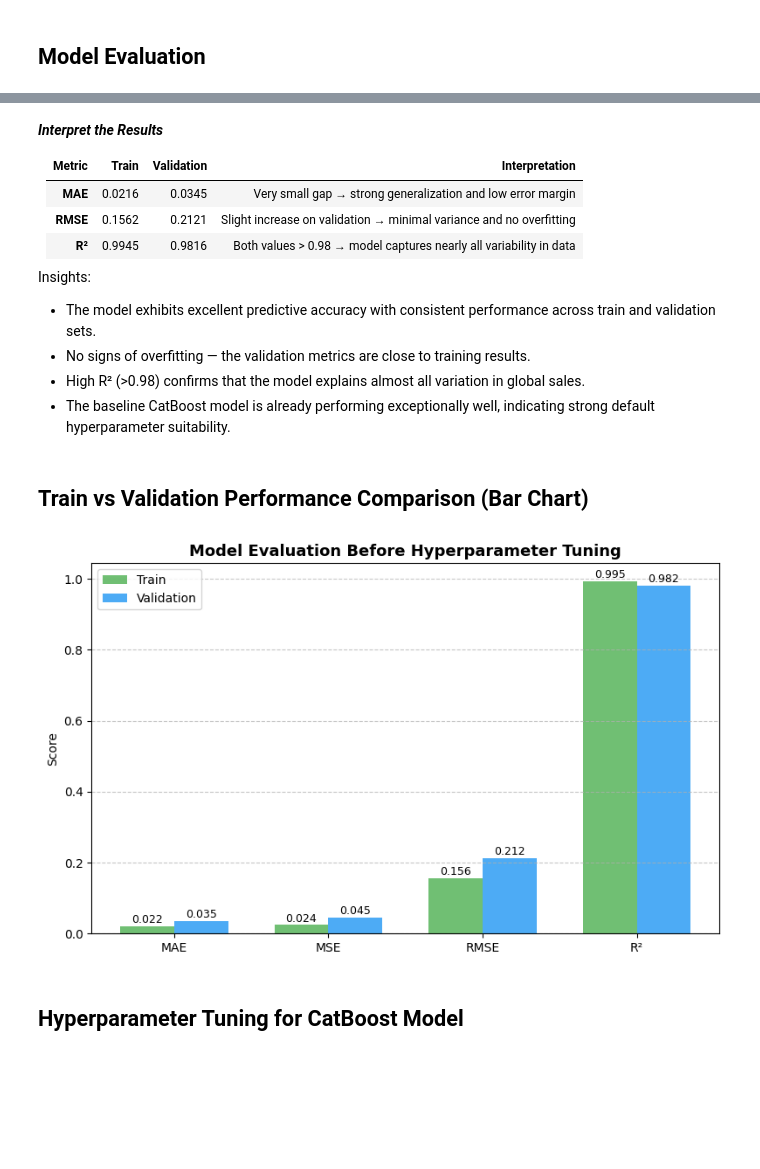
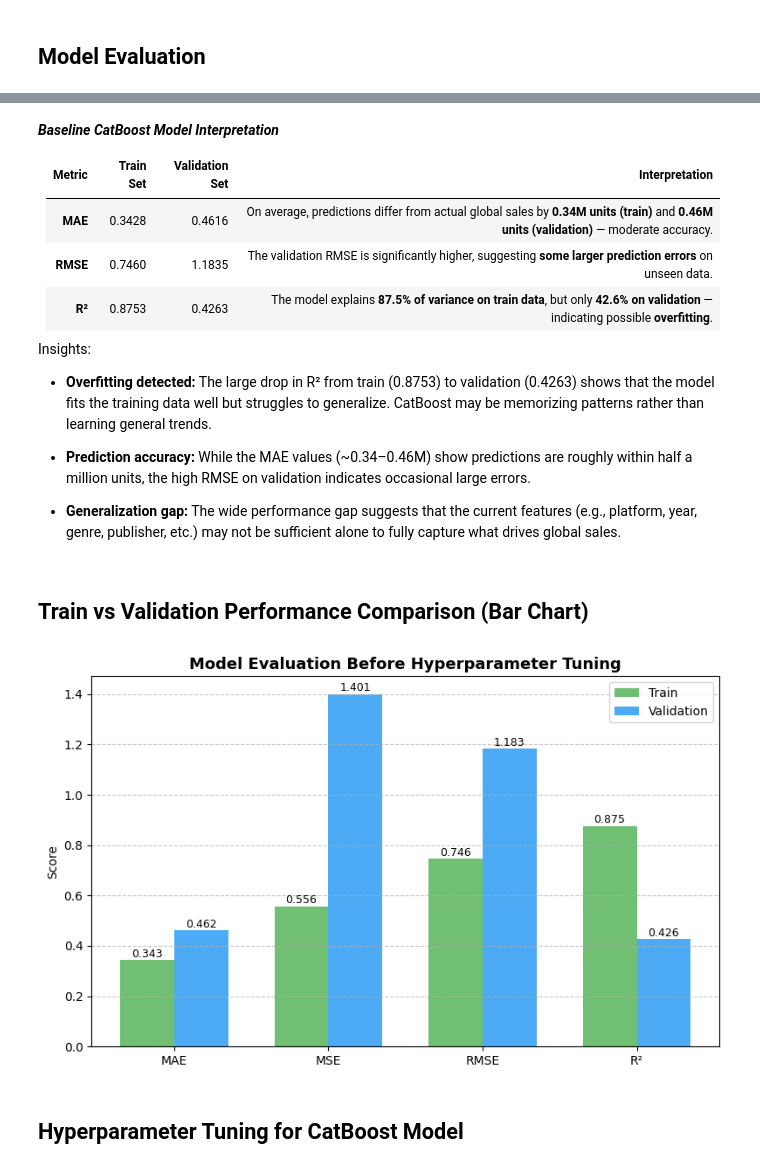
Before and after one commit to Aashi8810/ML_01_video_game_prediction, a Jupyter notebook: video_game_analysis/notebooks/fc110570_Belani/catboost_training.ipynb, the cells around one changed output, grey strips where cells are left out. Saved outputs shown, nothing was run; the diff lists cells and outputs as text; code cells hidden in the pictures; blank space fills up the shorter version.

```diff
--- a/video_game_analysis/notebooks/fc110570_Belani/catboost_training.ipynb
+++ b/video_game_analysis/notebooks/fc110570_Belani/catboost_training.ipynb
@@ -175,52 +174,58 @@ R²   : 0.9816
 # %% [markdown]
-___Interpret the Results___
+___Baseline CatBoost Model Interpretation___
 
-| Metric   | Train  | Validation | Interpretation                                                      |
-| -------- | ------ | ---------- | ------------------------------------------------------------------- |
-| **MAE**  | 0.0216 | 0.0345     | Very small gap → strong generalization and low error margin         |
-| **RMSE** | 0.1562 | 0.2121     | Slight increase on validation → minimal variance and no overfitting |
-| **R²**   | 0.9945 | 0.9816     | Both values > 0.98 → model captures nearly all variability in data  |
+| Metric   | Train Set | Validation Set | Interpretation                                                                                                                           |
+| :------- | :-------- | :------------- | :--------------------------------------------------------------------------------------------------------------------------------------- |
+| **MAE**  | 0.3428    | 0.4616         | On average, predictions differ from actual global sales by **0.34M units (train)** and **0.46M units (validation)** — moderate accuracy. |
+| **RMSE** | 0.7460    | 1.1835         | The validation RMSE is significantly higher, suggesting **some larger prediction errors** on unseen data.                                |
+| **R²**   | 0.8753    | 0.4263         | The model explains **87.5% of variance on train data**, but only **42.6% on validation** — indicating possible **overfitting**.          |
+
 
 
 Insights:
-- The model exhibits excellent predictive accuracy with consistent performance across train and validation sets.
-- No signs of overfitting — the validation metrics are close to training results.
-- High R² (>0.98) confirms that the model explains almost all variation in global sales.
-- The baseline CatBoost model is already performing exceptionally well, indicating strong default hyperparameter suitability.
+- **Overfitting detected:**
+The large drop in R² from train (0.8753) to validation (0.4263) shows that the model fits the training data well but struggles to generalize.
+CatBoost may be memorizing patterns rather than learning general trends.
+
+- **Prediction accuracy:**
+While the MAE values (~0.34–0.46M) show predictions are roughly within half a million units, the high RMSE on validation indicates occasional large errors.
+
+- **Generalization gap:**
+The wide performance gap suggests that the current features (e.g., platform, year, genre, publisher, etc.) may not be sufficient alone to fully capture what drives global sales.
 # %% [markdown]
 ## Train vs Validation Performance Comparison (Bar Chart)
 # %%
 # Metrics
 metrics = ['MAE', 'MSE', 'RMSE', 'R²']
-train_scores = [0.0216, 0.0244, 0.1562, 0.9945]
-val_scores = [0.0345, 0.0450, 0.2121, 0.9816]
+train_scores = [0.3428, 0.5565, 0.7460, 0.8753]
+val_scores = [0.4616, 1.4006, 1.1835, 0.4263]
 
 # Bar positions
 x = np.arange(len(metrics))
 width = 0.35
 
 # Plot
 plt.figure(figsize=(8, 5))
 bars1 = plt.bar(x - width/2, train_scores, width, label='Train', color='#4CAF50', alpha=0.8)
 bars2 = plt.bar(x + width/2, val_scores, width, label='Validation', color='#2196F3', alpha=0.8)
 
 # Labels & Title
 plt.ylabel('Score')
 plt.title('Model Evaluation Before Hyperparameter Tuning', fontsize=13, fontweight='bold')
 plt.xticks(x, metrics)
 plt.legend()
 plt.grid(axis='y', linestyle='--', alpha=0.7)
 
 # Annotate values
 for bars in [bars1, bars2]:
     for bar in bars:
         plt.text(bar.get_x() + bar.get_width()/2, bar.get_height() + 0.002,
                  f'{bar.get_height():.3f}', ha='center', va='bottom', fontsize=9)
 
 plt.tight_layout()
 plt.show()
 # %% [output]
-[figure, old version]
+[figure, new version]
 # %% [markdown]
 ## Hyperparameter Tuning for CatBoost Model
 # %%
```
Also changed, not shown: parts of 7 cells of this notebook, 8 other files.
